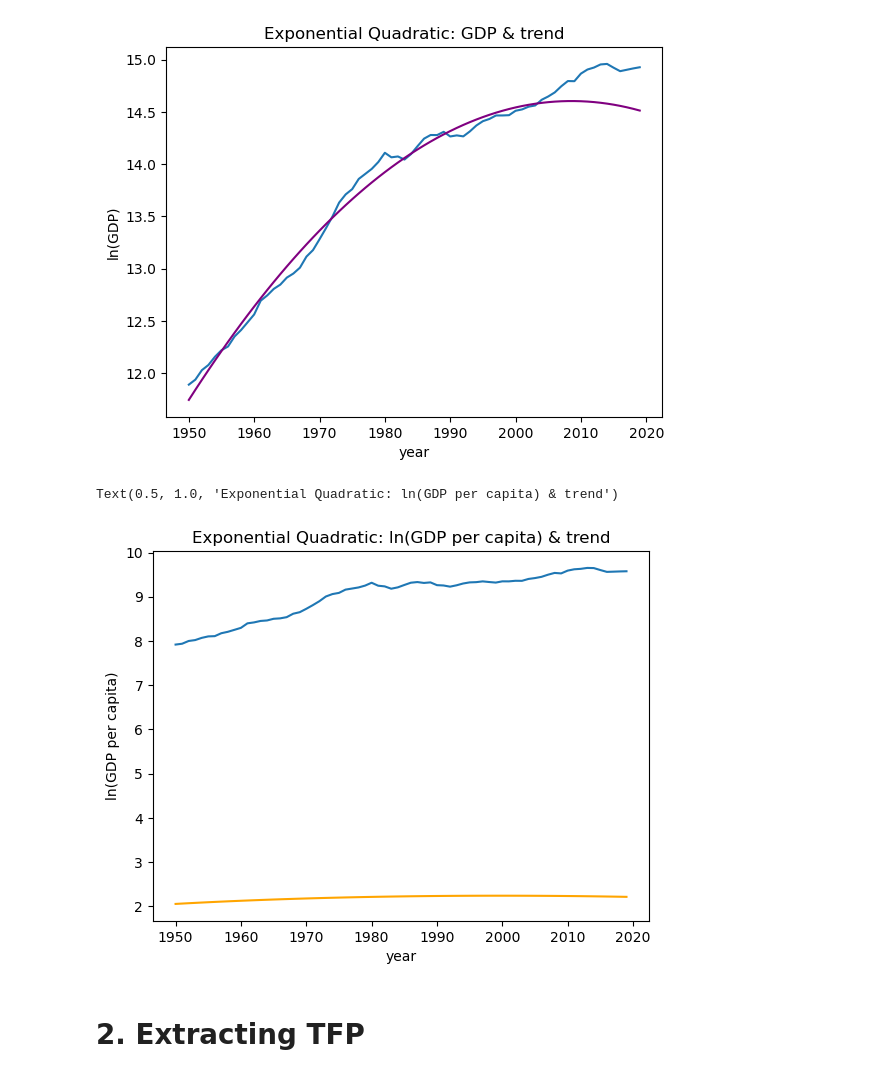
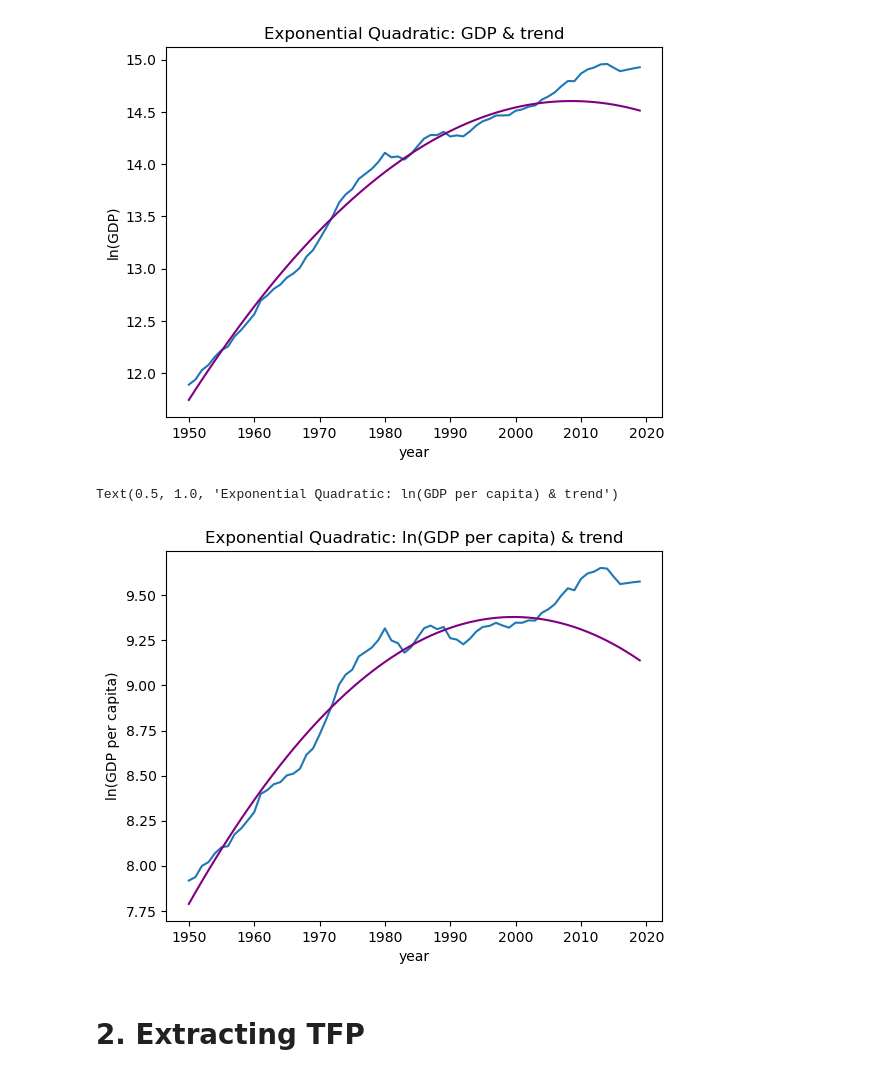
Before and after one commit to Jessie-Fung/ec2b1-brazil, a Jupyter notebook: code/code.ipynb, the cells around one changed output. Drawn from its saved outputs; the diff is of its cells as text; code cells hidden in the pictures.

```diff
--- a/code/code.ipynb
+++ b/code/code.ipynb
@@ -169,18 +163,18 @@ Text(0.5, 1.0, 'Additive Quadratic: ln(GDP) & trend')
 a_add_quadpc, b_add_quadpc, c_add_quadpc = get_regression_coefs(Ypc, x1, x2, x3)
 
 # Initialise predicted values yhat
-Ypchat_add_quadpc = np.empty(T_all)
+Yhat_add_quadpc = np.empty(T)
 
 # Create loop to compute trend for all years
-for t in range(T_all):
-    Ypchat_add_quadpc[t] = a_add_quadpc + b_add_quadpc * (t + 1) + c_add_quadpc * (t + 1)**2 # recall that Python indexing starts at 0
+for t in range(T):
+    Yhat_add_quadpc[t] = a_add_quadpc + b_add_quadpc * (t + 1) + c_add_quadpc * (t + 1)**2 # recall that Python indexing starts at 0
 
 # Let us convert into log-units
-ypchat_add_quadpc = np.log(Ypchat_add_quadpc)
+yhat_add_quadpc = np.log(Yhat_add_quadpc)
 
 plt.figure()
 plt.plot(data['year'],np.log(data['rgdpna_pc']))
-plt.plot(data['year'],ypchat_add_quadpc, color = 'orange')
+plt.plot(data['year'],yhat_add_quadpc, color = 'orange')
 
 #labels
 plt.xlabel("year")
@@ -210,10 +204,10 @@ Having computed the coefficients, we can now evaluate the trend for the entire t
 also for years later than those used in the regression.
 # %%
 # Initialise predicted values Yhat
-yhat_exp_lin = np.empty(T_all)
+yhat_exp_lin = np.empty(T)
 
 # Create loop to compute trend for all years
-for t in range(T_all):
+for t in range(T):
     yhat_exp_lin[t] = a_exp_lin + b_exp_lin * (t + 1) # recall that Python indexing starts at 0
 
 # no need to convert into log-units, since yhat is log GDP per capita
@@ -239,17 +231,17 @@ Text(0.5, 1.0, 'Exponential Linear: GDP & trend')
 a_exp_linpc, b_exp_linpc = get_regression_coefs(ypc, x1, x2)
 
 # Initialise predicted values yhat
-ypchat_exp_linpc = np.empty(T_all)
+yhat_exp_linpc = np.empty(T)
 
 # Create loop to compute trend for all years
-for t in range(T_all):
-    ypchat_exp_linpc[t] = a_exp_linpc + b_exp_linpc * (t + 1) # recall that Python indexing starts at 0
+for t in range(T):
+    yhat_exp_linpc[t] = a_exp_linpc + b_exp_linpc * (t + 1) # recall that Python indexing starts at 0
 
 # No need to convert to log units
 
 plt.figure()
 plt.plot(data['year'],np.log(data['rgdpna_pc']))
-plt.plot(data['year'],ypchat_exp_linpc, color = 'red')
+plt.plot(data['year'],yhat_exp_linpc, color = 'green')
 
 #labels
 plt.xlabel("year")
@@ -281,10 +273,10 @@ Having computed the coefficients, we can now evaluate the trend for the entire t
 also for years later than those used in the regression.
 # %%
 # Initialise predicted values yhat
-yhat_exp_quad = np.empty(T_all)
+yhat_exp_quad = np.empty(T)
 
 # Create loop to compute trend for all years
-for t in range(T_all):
+for t in range(T):
     yhat_exp_quad[t] = a_exp_quad + b_exp_quad * (t + 1) + c_exp_quad * (t+1)**2 # recall that Python indexing starts at 0
 
 # no need to convert into log-units, since yhat is log GDP per capita
@@ -309,29 +299,28 @@ Text(0.5, 1.0, 'Exponential Quadratic: GDP & trend')
 # %%
 a_exp_quadpc, b_exp_quadpc, c_exp_quadpc = get_regression_coefs(ypc, x1, x2, x3)
 
 # Initialise predicted values yhat
-ypchat_exp_quadpc = np.empty(T_all)
+yhat_exp_quadpc = np.empty(T)
 
 # Create loop to compute trend for all years
-for t in range(T_all):
-    ypchat_exp_quadpc[t] = a_exp_quadpc + b_exp_quadpc * (t + 1) + c_exp_quadpc * (t + 1)**2 # recall that Python indexing starts at 0
+for t in range(T):
+    yhat_exp_quadpc[t] = a_exp_quadpc + b_exp_quadpc * (t + 1) + c_exp_quadpc * (t + 1)**2 # recall that Python indexing starts at 0
 
-# Let us convert into log-units
-ypchat_exp_quadpc = np.log(ypchat_exp_quadpc)
+# No need to convert into log-units
 
 plt.figure()
 plt.plot(data['year'],np.log(data['rgdpna_pc']))
-plt.plot(data['year'],ypchat_exp_quadpc, color = 'orange')
+plt.plot(data['year'],yhat_exp_quadpc, color = 'purple')
 
 #labels
 plt.xlabel("year")
 plt.ylabel("ln(GDP per capita)")
 
 #title
 plt.title("Exponential Quadratic: ln(GDP per capita) & trend")
 # %% [output]
 Text(0.5, 1.0, 'Exponential Quadratic: ln(GDP per capita) & trend')
-[figure, old version]
+[figure, new version]
 # %% [markdown]
 # 2. Extracting TFP
 # %% [markdown]
```
Also changed, not shown: parts of 8 cells of this notebook.
